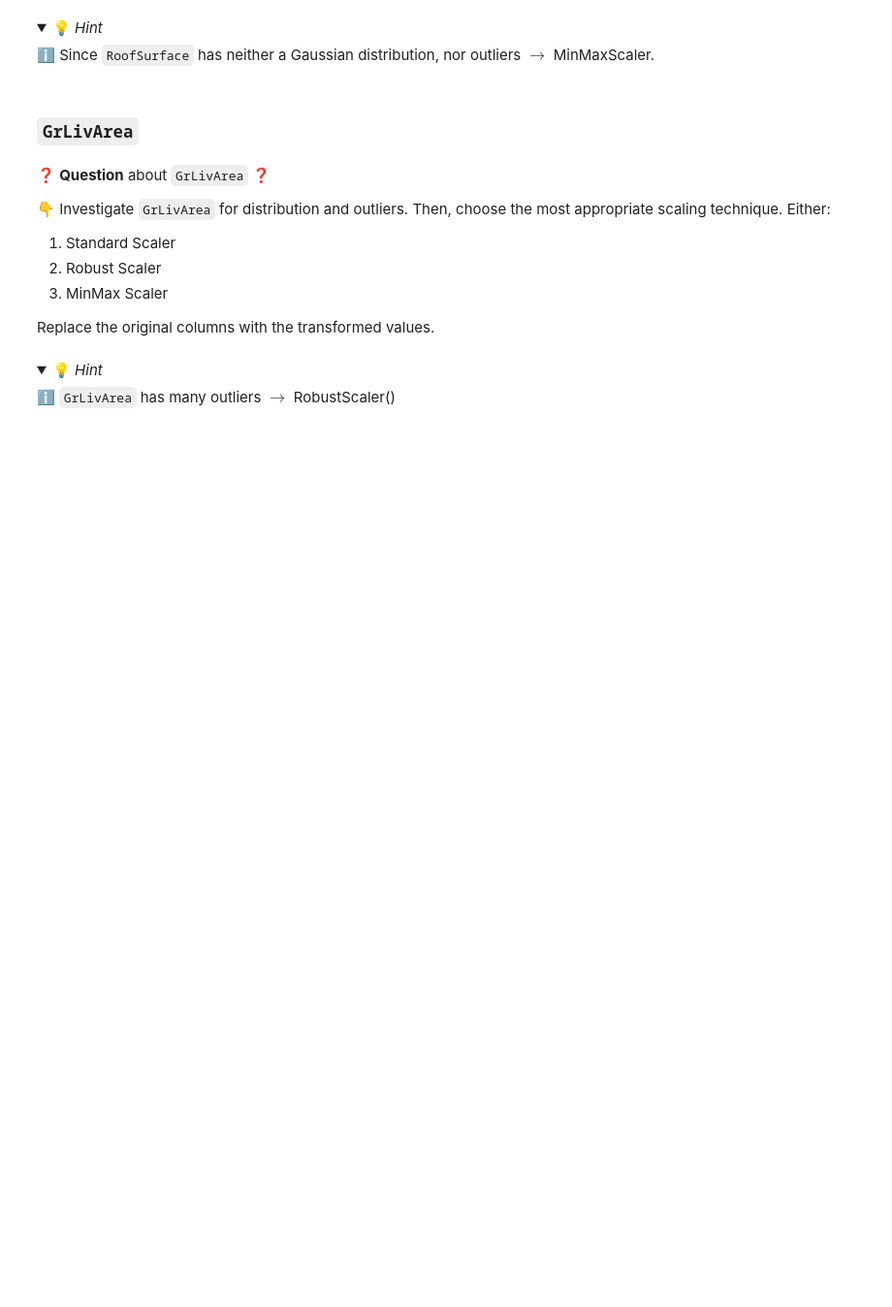
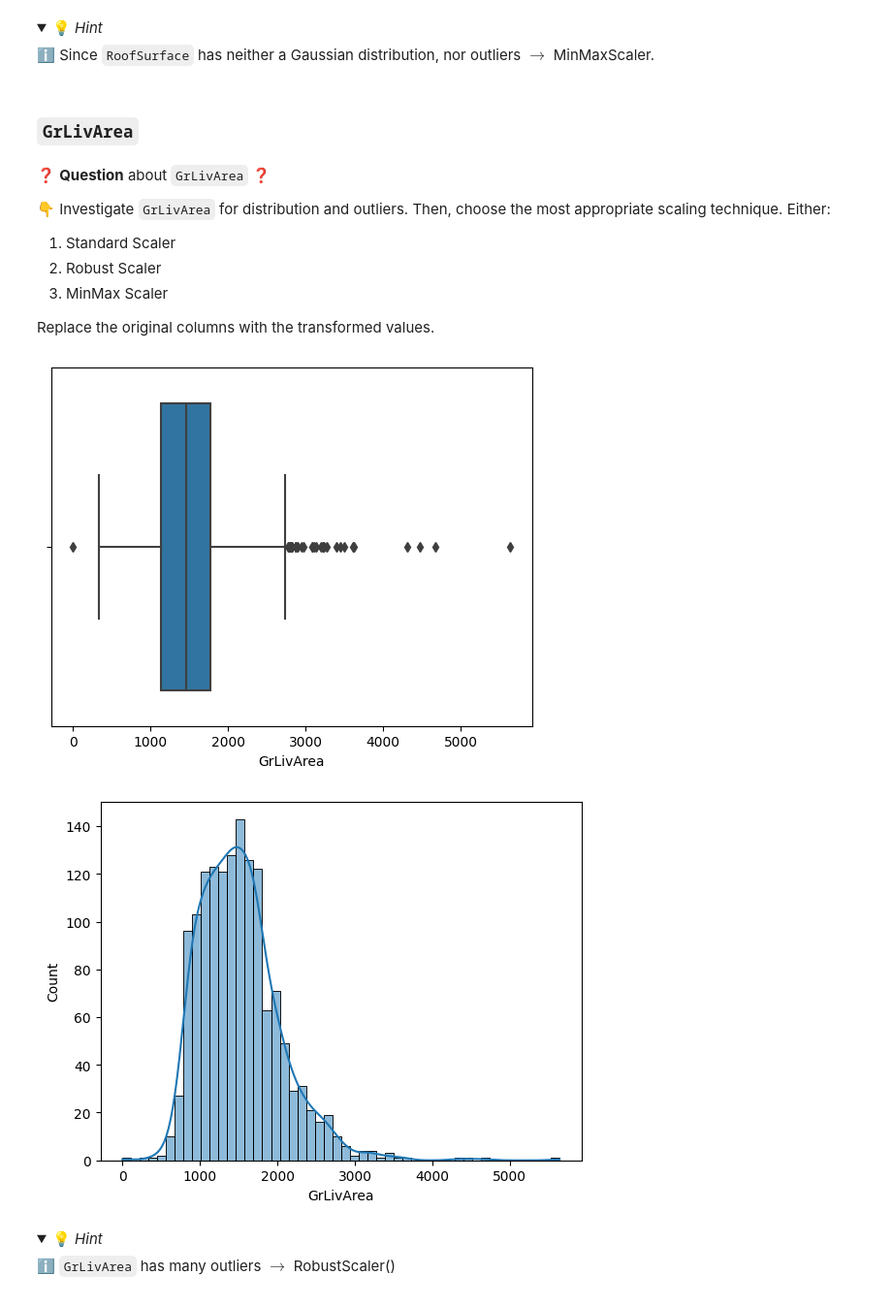
Before and after one commit to tanushrin/data-preprocessing-workflow, a Jupyter notebook: Preprocessing-Workflow.ipynb, the cells around one changed output. Shown at 97% size. Saved outputs shown, nothing was run; the diff lists cells and outputs as text; code cells hidden in the pictures; folded sections open; blank space fills up the shorter version.

```diff
--- a/Preprocessing-Workflow.ipynb
+++ b/Preprocessing-Workflow.ipynb
@@ -180,0 +325,7 @@ Replace the original columns with the transformed values.
+# %%
+#Use MinMaxScaler to scale the 'RoofSurface' column
+from sklearn.preprocessing import MinMaxScaler
+
+scaler = MinMaxScaler()
+data['RoofSurface'] = scaler.fit_transform(data['RoofSurface'].values.reshape(-1,1))
+data.head()
@@ -201,3 +357,13 @@ Replace the original columns with the transformed values.
+# %%
+# YOUR CODE HERE
+sns.boxplot(data['GrLivArea'])
+plt.show()
+
+sns.histplot(data['GrLivArea'], kde=True)
+plt.show()
+# %% [output]
+[figure, added]
+[figure, added]
 # %% [markdown]
 <details>
     <summary>💡 <i>Hint</i></summary>
```
Also changed, not shown: parts of 39 cells of this notebook.
